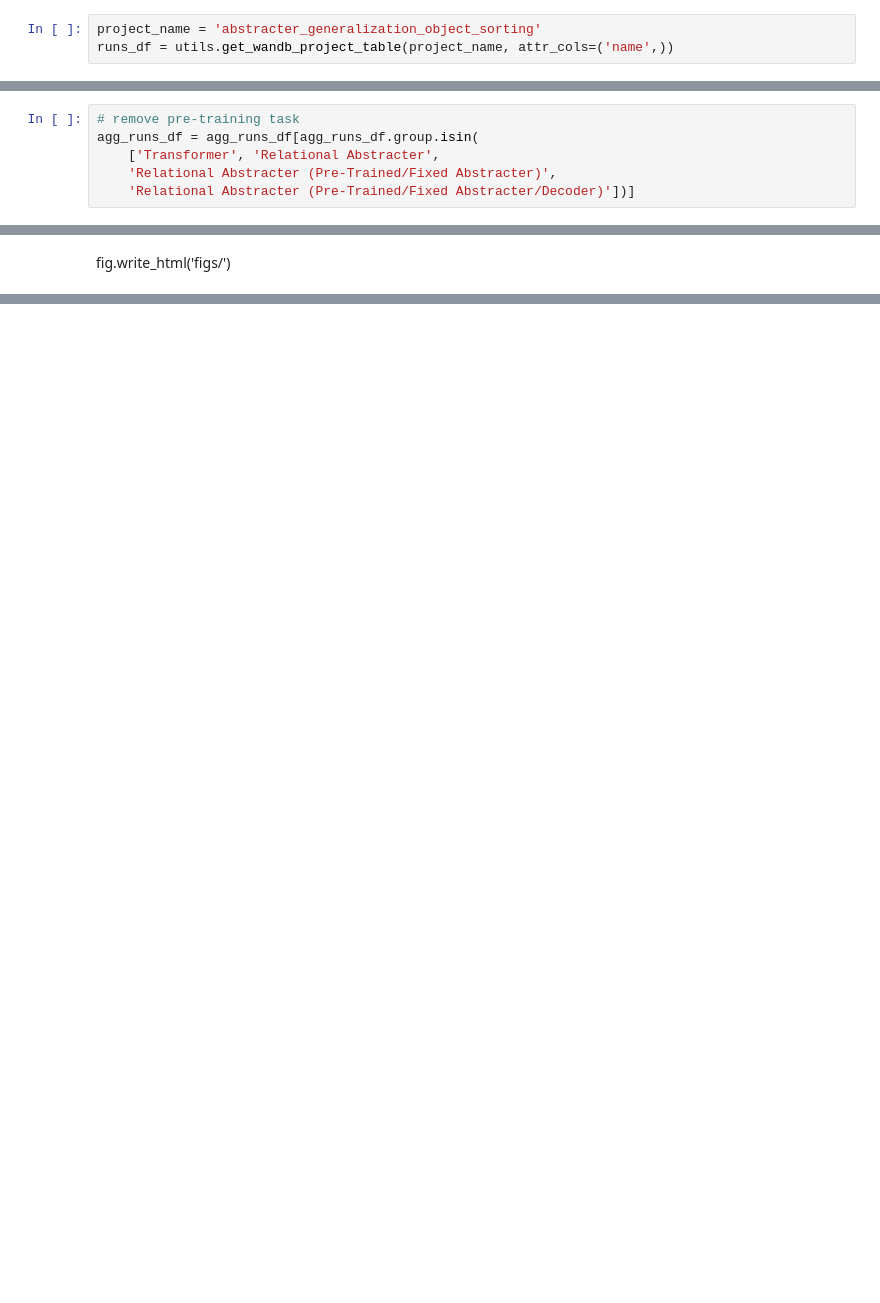
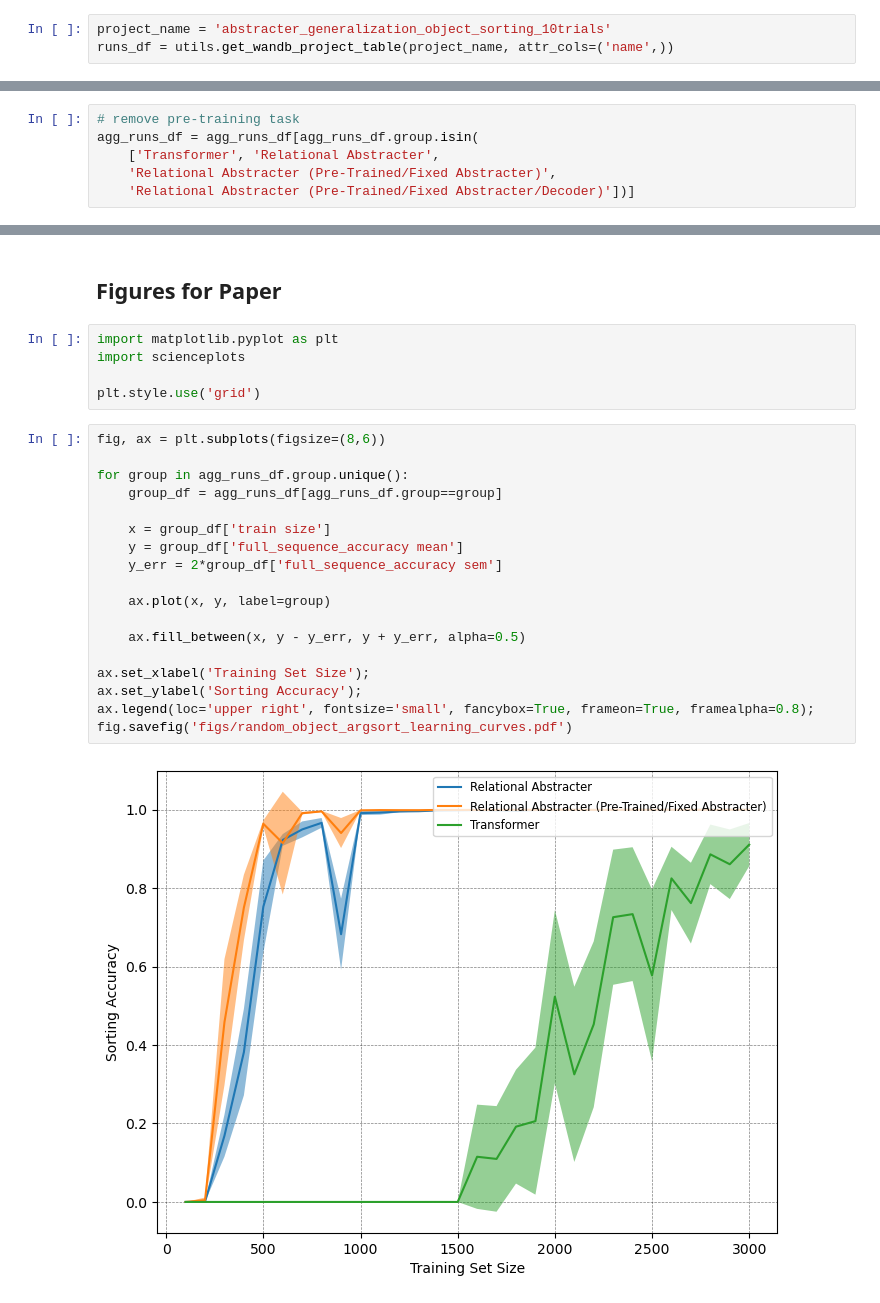
Before and after one commit to jdlafferty/relational, a Jupyter notebook: experiments/abstracter_generalization_argsort/object-sorting_abstracter_generalization_learning_curve_analysis.ipynb, the cells around one changed output, grey strips where cells are left out. Saved outputs shown, nothing was run; the diff lists cells and outputs as text; blank space fills up the shorter version.

Commit message:
updated object sorting experiment analysis notebook

```diff
--- a/experiments/abstracter_generalization_argsort/object-sorting_abstracter_generalization_learning_curve_analysis.ipynb
+++ b/experiments/abstracter_generalization_argsort/object-sorting_abstracter_generalization_learning_curve_analysis.ipynb
@@ -9,7 +11,7 @@ import utils
 
 pio.renderers.default = "plotly_mimetype+notebook"
 # %%
-project_name = 'abstracter_generalization_object_sorting'
+project_name = 'abstracter_generalization_object_sorting_10trials'
 runs_df = utils.get_wandb_project_table(project_name, attr_cols=('name',))
 # %%
 agg_runs_df = runs_df.groupby(['group', 'train size'])
@@ -67,8 +76,6 @@ fig
 # %% [output]
 [interactive output not drawn]
 [interactive output not drawn]
-# %% [markdown]
-fig.write_html('figs/')
 # %%
 metric = 'full_sequence_accuracy'
 group_order = agg_runs_df.groupby('group')[f'{metric} mean'].max().sort_values().index.tolist()[::-1] # list models in order of best to worst
@@ -95,3 +102,30 @@ fig.write_html(f'figs/object_argsort_nepochs_learning_curves.html')
 fig
 # %% [output]
 [interactive output not drawn]
+# %% [markdown]
+## Figures for Paper
+# %%
+import matplotlib.pyplot as plt
+import scienceplots
+
+plt.style.use('grid')
+# %%
+fig, ax = plt.subplots(figsize=(8,6))
+
+for group in agg_runs_df.group.unique():
+    group_df = agg_runs_df[agg_runs_df.group==group]
+
+    x = group_df['train size']
+    y = group_df['full_sequence_accuracy mean']
+    y_err = 2*group_df['full_sequence_accuracy sem']
+
+    ax.plot(x, y, label=group)
+
+    ax.fill_between(x, y - y_err, y + y_err, alpha=0.5)
+
+ax.set_xlabel('Training Set Size');
+ax.set_ylabel('Sorting Accuracy');
+ax.legend(loc='upper right', fontsize='small', fancybox=True, frameon=True, framealpha=0.8);
+fig.savefig('figs/random_object_argsort_learning_curves.pdf')
+# %% [output]
+[figure, added]
```
Also changed, not shown: parts of 4 cells of this notebook.
